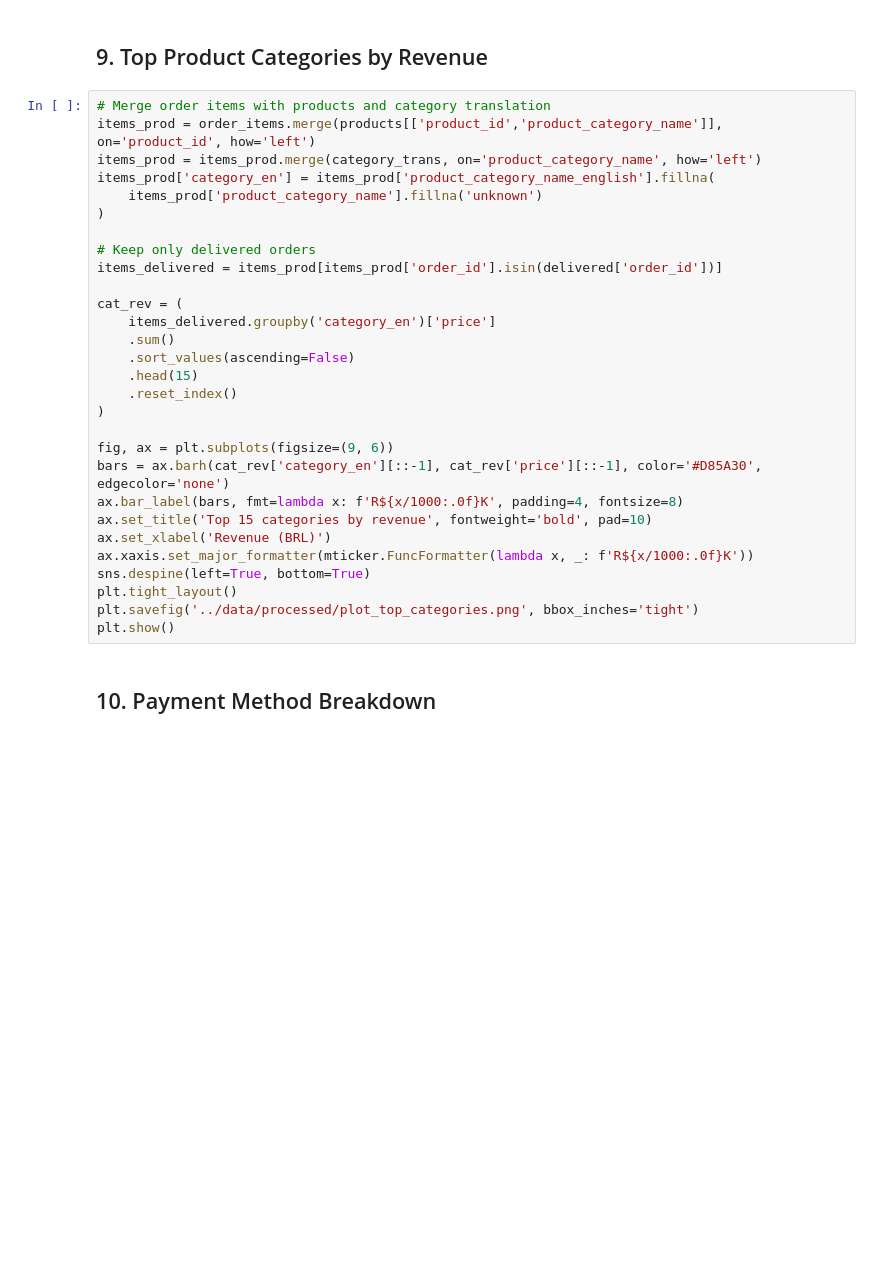
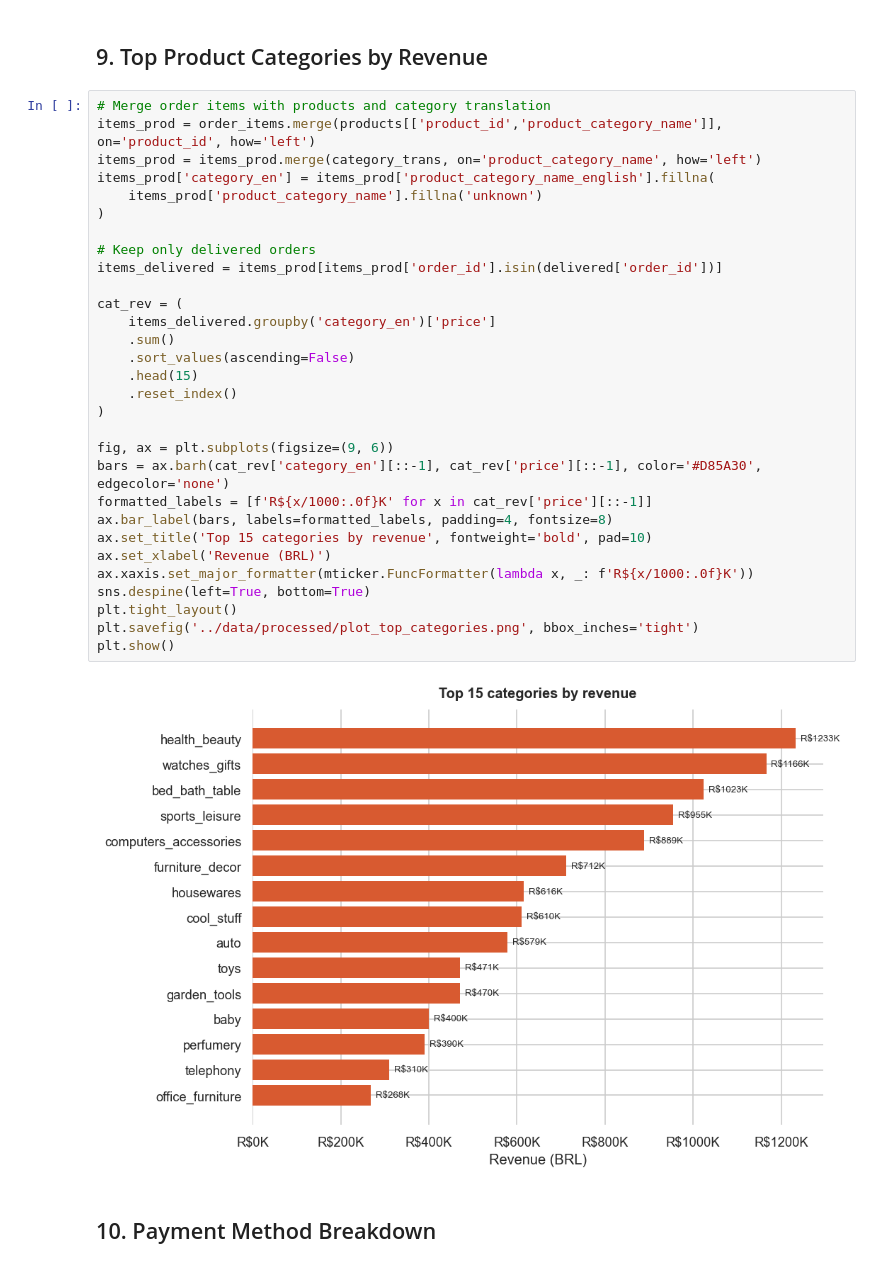
Before and after one commit to ameyapradhan2799/ecommerce-analytics, a Jupyter notebook: notebooks/01_eda.ipynb, the cells around one changed output. Cells and saved outputs as stored; diff of their text form; blank space fills up the shorter version.

```diff
--- a/notebooks/01_eda.ipynb
+++ b/notebooks/01_eda.ipynb
@@ -182,32 +280,35 @@ plt.show()
 # %%
 # Merge order items with products and category translation
 items_prod = order_items.merge(products[['product_id','product_category_name']], on='product_id', how='left')
 items_prod = items_prod.merge(category_trans, on='product_category_name', how='left')
 items_prod['category_en'] = items_prod['product_category_name_english'].fillna(
     items_prod['product_category_name'].fillna('unknown')
 )
 
 # Keep only delivered orders
 items_delivered = items_prod[items_prod['order_id'].isin(delivered['order_id'])]
 
 cat_rev = (
     items_delivered.groupby('category_en')['price']
     .sum()
     .sort_values(ascending=False)
     .head(15)
     .reset_index()
 )
 
 fig, ax = plt.subplots(figsize=(9, 6))
 bars = ax.barh(cat_rev['category_en'][::-1], cat_rev['price'][::-1], color='#D85A30', edgecolor='none')
-ax.bar_label(bars, fmt=lambda x: f'R${x/1000:.0f}K', padding=4, fontsize=8)
+formatted_labels = [f'R${x/1000:.0f}K' for x in cat_rev['price'][::-1]]
+ax.bar_label(bars, labels=formatted_labels, padding=4, fontsize=8)
 ax.set_title('Top 15 categories by revenue', fontweight='bold', pad=10)
 ax.set_xlabel('Revenue (BRL)')
 ax.xaxis.set_major_formatter(mticker.FuncFormatter(lambda x, _: f'R${x/1000:.0f}K'))
 sns.despine(left=True, bottom=True)
 plt.tight_layout()
 plt.savefig('../data/processed/plot_top_categories.png', bbox_inches='tight')
 plt.show()
+# %% [output]
+[figure, added]
 # %% [markdown]
 ## 10. Payment Method Breakdown
 # %%
```
Also changed, not shown: parts of 15 cells of this notebook.
